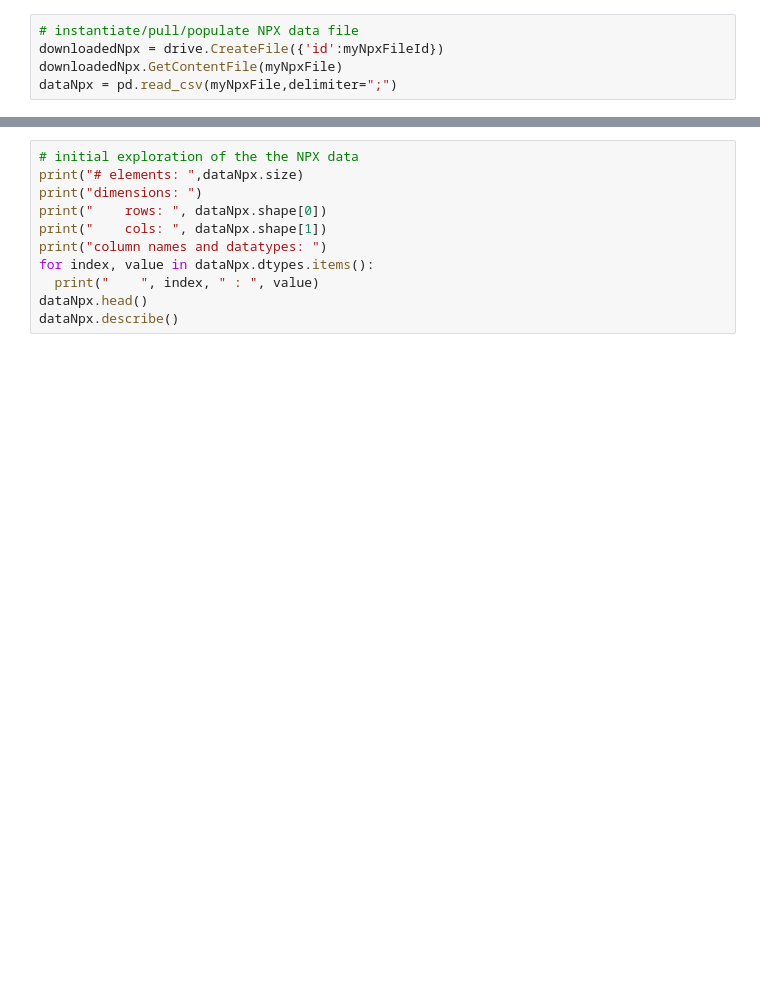
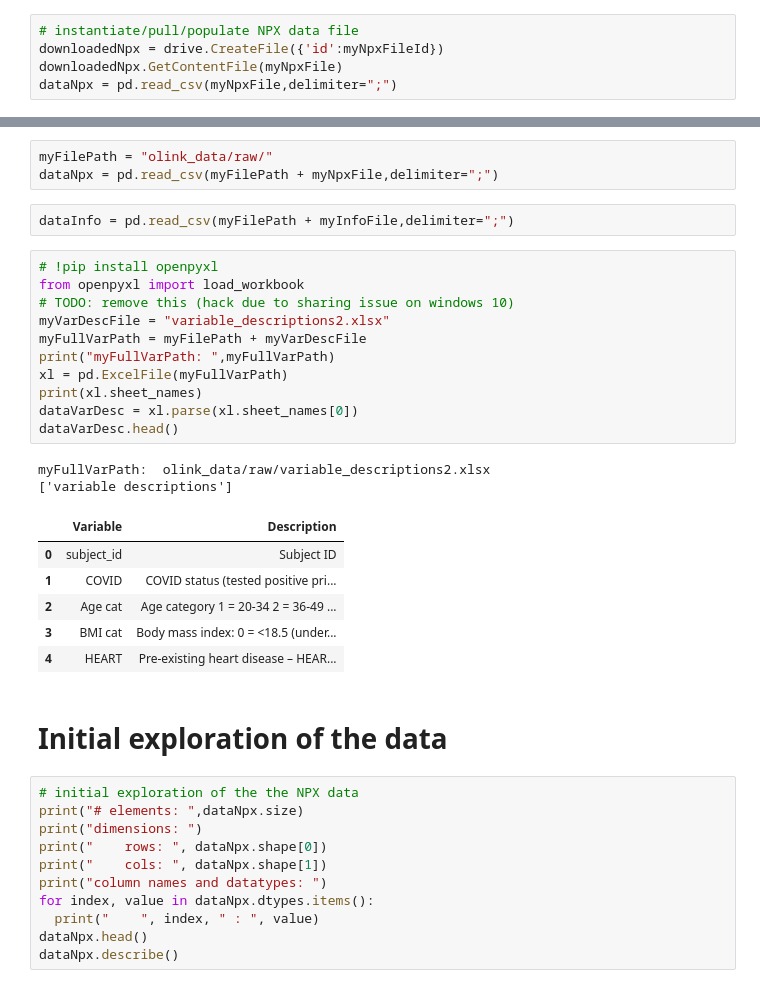
Before and after one commit to Mark-A-Taylor/BioInfoClub, a Jupyter notebook: Plasma_Proteomics_Cov19_Filbin_etal_2021/MGH_Olink_Covid.ipynb, the cells around one changed output, grey strips where cells are left out. Saved outputs shown, nothing was run; the diff lists cells and outputs as text; blank space fills up the shorter version.

```diff
--- a/Plasma_Proteomics_Cov19_Filbin_etal_2021/MGH_Olink_Covid.ipynb
+++ b/Plasma_Proteomics_Cov19_Filbin_etal_2021/MGH_Olink_Covid.ipynb
@@ -67,3 +91,30 @@ dataNpx = pd.read_csv(myNpxFile,delimiter=";")
+# %%
+myFilePath = "olink_data/raw/"
+dataNpx = pd.read_csv(myFilePath + myNpxFile,delimiter=";")
+# %%
+dataInfo = pd.read_csv(myFilePath + myInfoFile,delimiter=";")
+# %%
+# !pip install openpyxl
+from openpyxl import load_workbook
+# TODO: remove this (hack due to sharing issue on windows 10)
+myVarDescFile = "variable_descriptions2.xlsx"
+myFullVarPath = myFilePath + myVarDescFile
+print("myFullVarPath: ",myFullVarPath)
+xl = pd.ExcelFile(myFullVarPath)
+print(xl.sheet_names)
+dataVarDesc = xl.parse(xl.sheet_names[0])
+dataVarDesc.head()
+# %% [output]
+myFullVarPath:  olink_data/raw/variable_descriptions2.xlsx
+['variable descriptions']
+|  | Variable | Description |
+| 0 | subject_id | Subject ID |
+| 1 | COVID | COVID status (tested positive pri... |
+| 2 | Age cat | Age category 1 = 20-34 2 = 36-49 ... |
+| 3 | BMI cat | Body mass index: 0 = <18.5 (under... |
+| 4 | HEART | Pre-existing heart disease – HEAR... |
+# %% [markdown]
+# Initial exploration of the data
 # %%
 # initial exploration of the the NPX data
 print("# elements: ",dataNpx.size)
```
Also changed, not shown: parts of 24 cells of this notebook.
